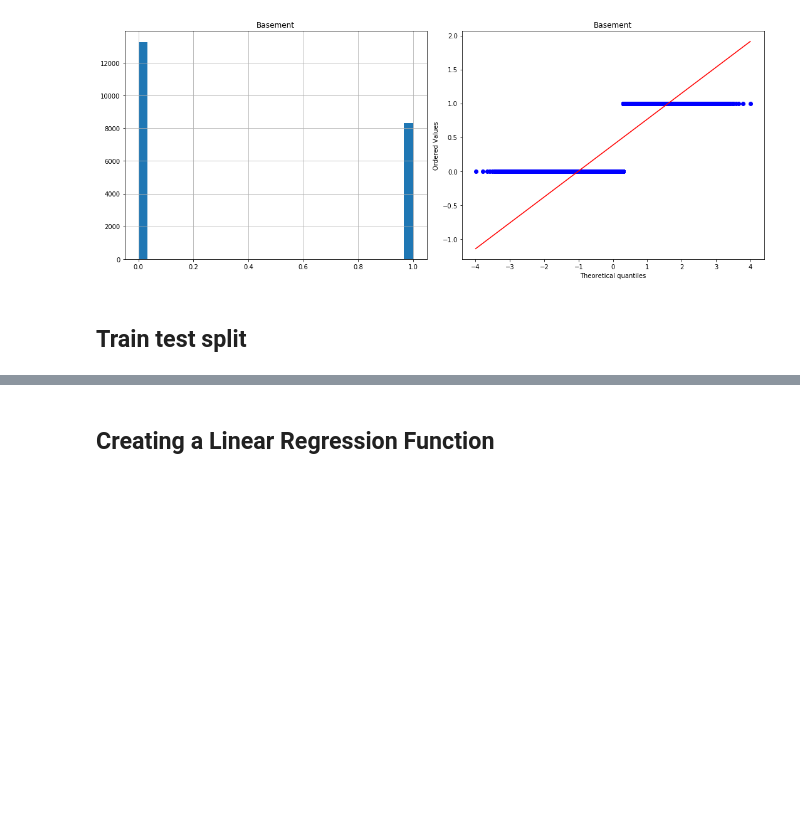
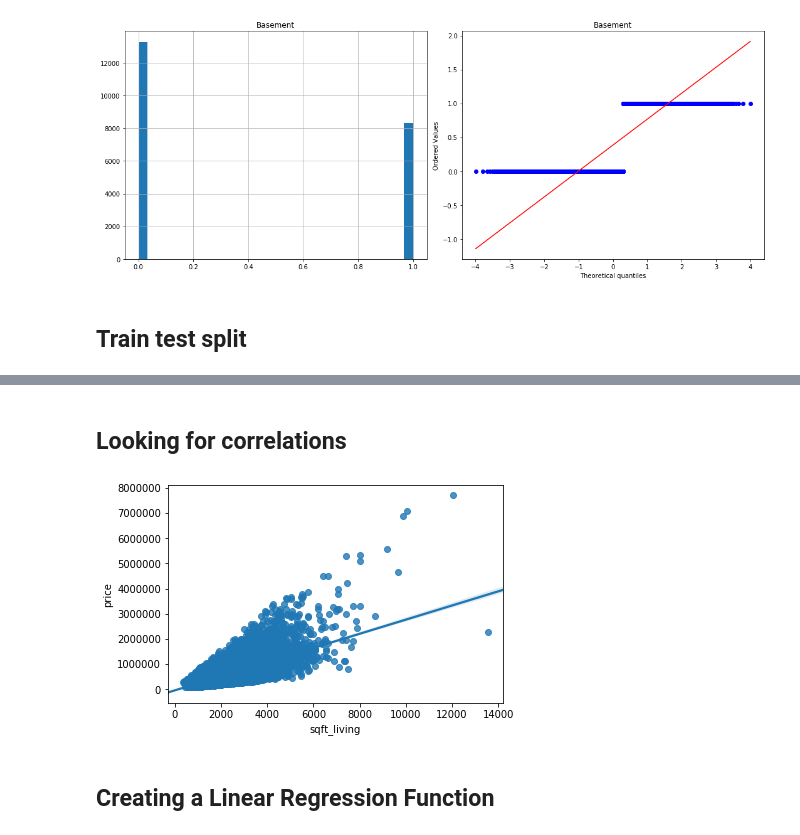
Before and after one commit to aradaha/dsc-mod-2-project-v2-1-onl01-dtsc-ft-030220, a Jupyter notebook: student.ipynb, the cells around one changed output, grey strips where cells are left out. Saved outputs shown, nothing was run; the diff lists cells and outputs as text; code cells hidden in the pictures; blank space fills up the shorter version.

```diff
--- a/student.ipynb
+++ b/student.ipynb
@@ -407,3 +450,9 @@ len(X_train)
+# %% [markdown]
+## Looking for correlations
+# %%
+sns.regplot(x=df['sqft_living'],y=y,data=df);
+# %% [output]
+[figure, added]
 # %% [markdown]
 ## Creating a Linear Regression Function
 # %%
```
Also changed, not shown: parts of 12 cells of this notebook.
